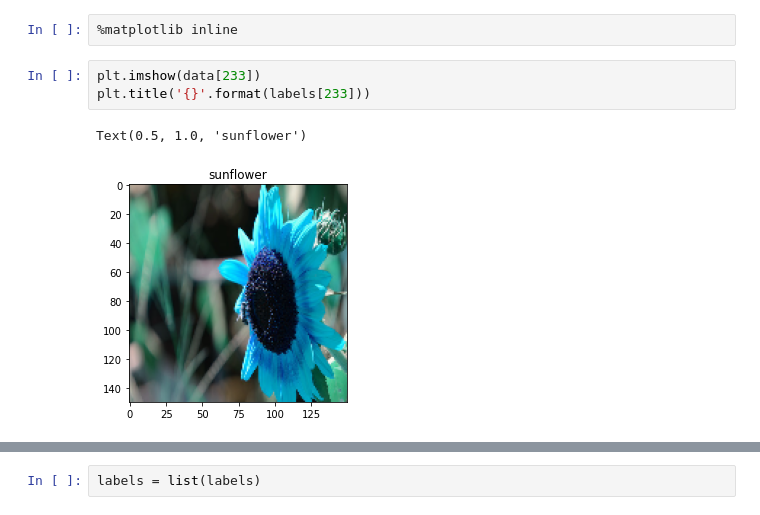
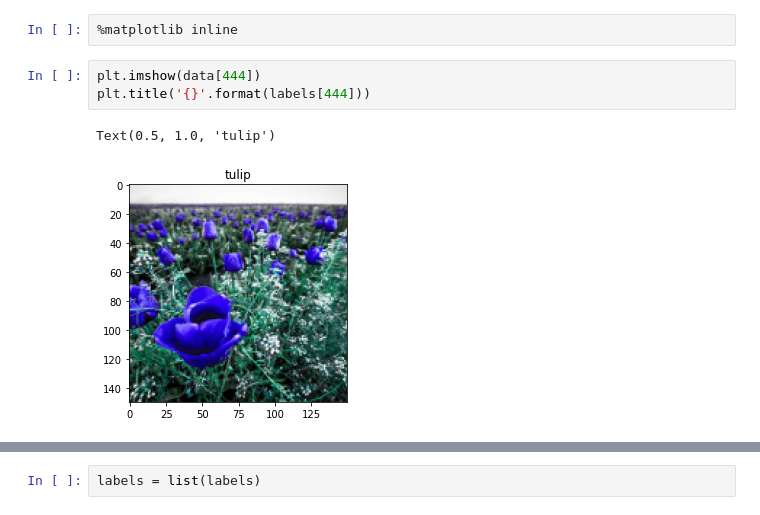
Before and after one commit to SonThanhNguyen13/flowers, a Jupyter notebook: Hello.ipynb, the cells around one changed output, grey strips where cells are left out. Drawn from its saved outputs; the diff is of its cells as text.

```diff
--- a/Hello.ipynb
+++ b/Hello.ipynb
@@ -116,11 +119,11 @@ data[1000].shape
 # %%
 %matplotlib inline
 # %%
-plt.imshow(data[233])
-plt.title('{}'.format(labels[233]))
+plt.imshow(data[444])
+plt.title('{}'.format(labels[444]))
 # %% [output]
-Text(0.5, 1.0, 'sunflower')
+Text(0.5, 1.0, 'tulip')
-[figure, old version]
+[figure, new version]
 # %%
 v = []
 for i in labels:
```
Also changed, not shown: parts of 29 cells of this notebook, 1 other file.
